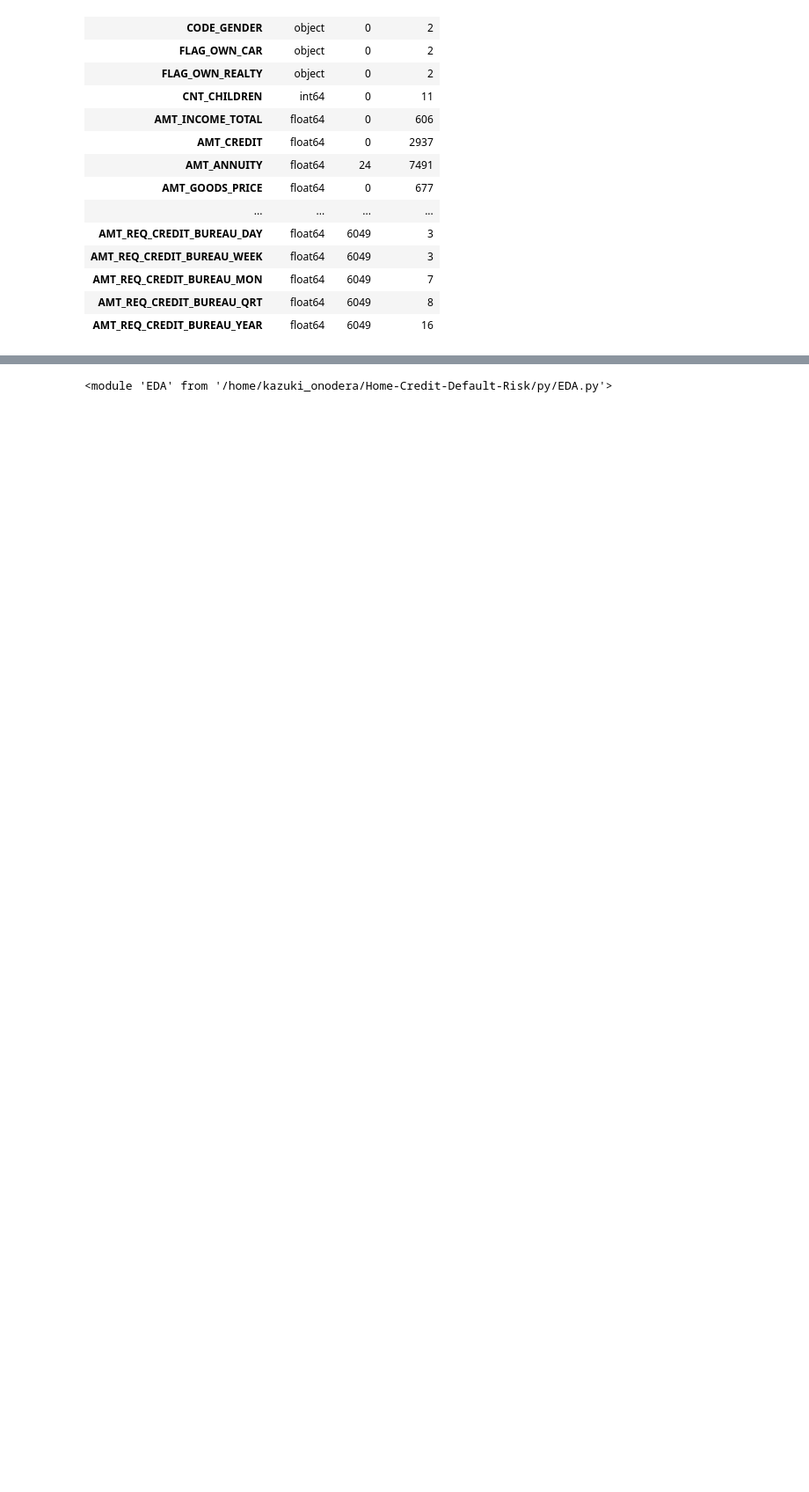
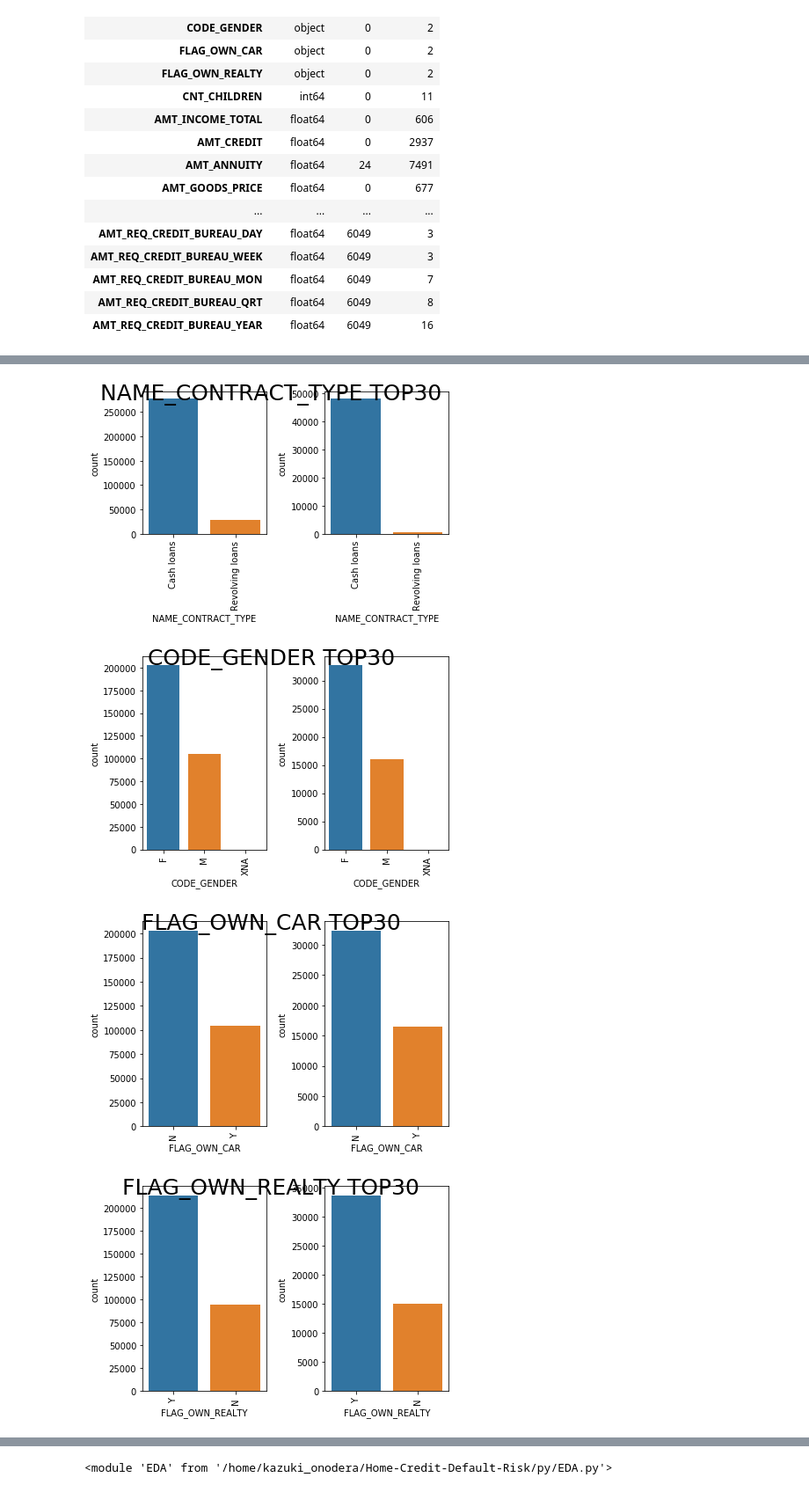
Before and after one commit to KazukiOnodera/Home-Credit-Default-Risk, a Jupyter notebook: py/EDA_001_train-test.ipynb, the cells around one changed output, grey strips where cells are left out. Shown at 88% size. Cells and saved outputs as stored; diff of their text form; code cells hidden in the pictures; blank space fills up the shorter version.

```diff
--- a/py/EDA_001_train-test.ipynb
+++ b/py/EDA_001_train-test.ipynb
@@ -106,0 +118,7 @@ for c in col:
+# %%
+EDA.count_categories(train, obj_features, df2=test)
+# %% [output]
+[figure, added]
+[figure, added]
+[figure, added]
+[figure, added]
```
Also changed, not shown: parts of 5 cells of this notebook, 9 other files.
